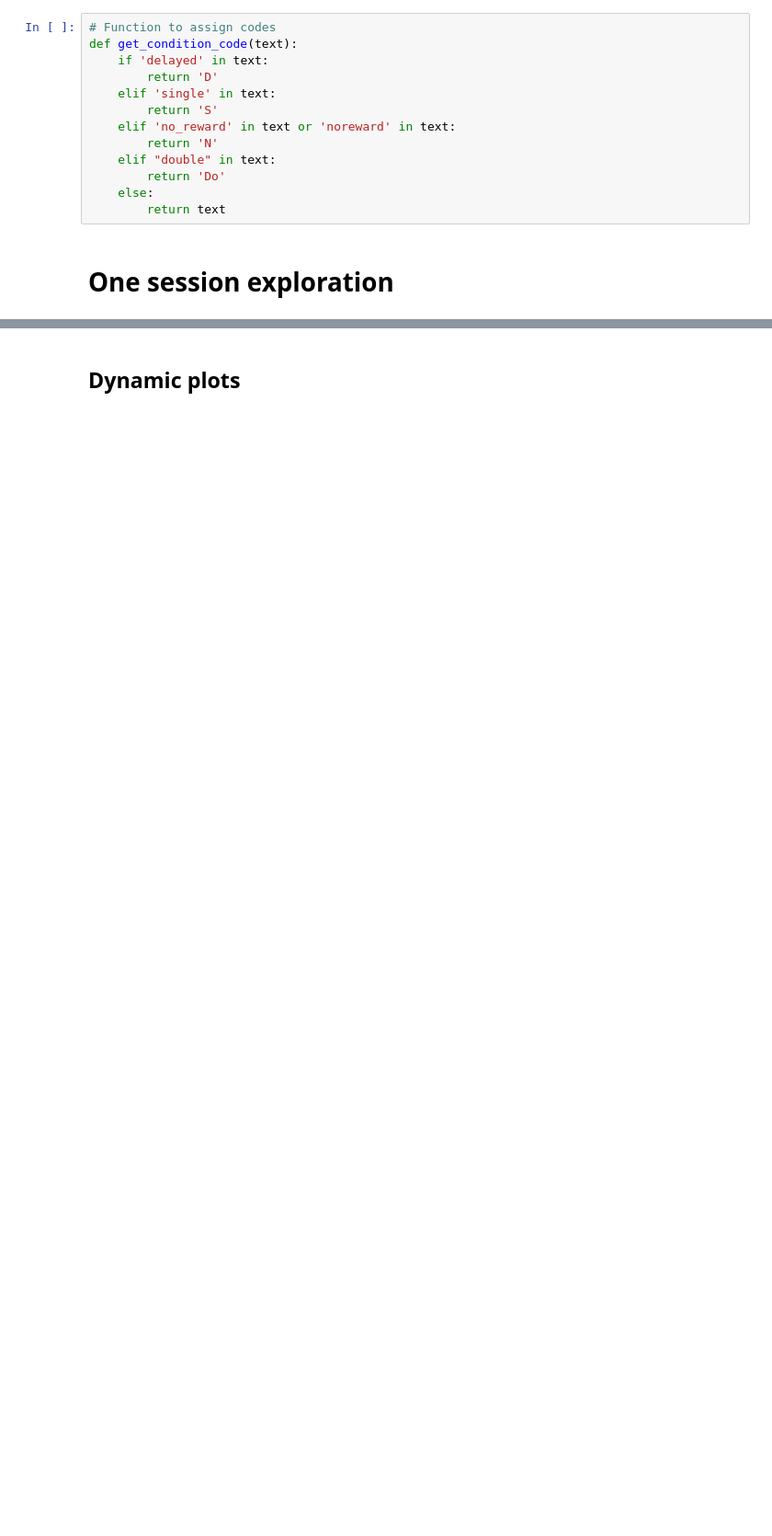
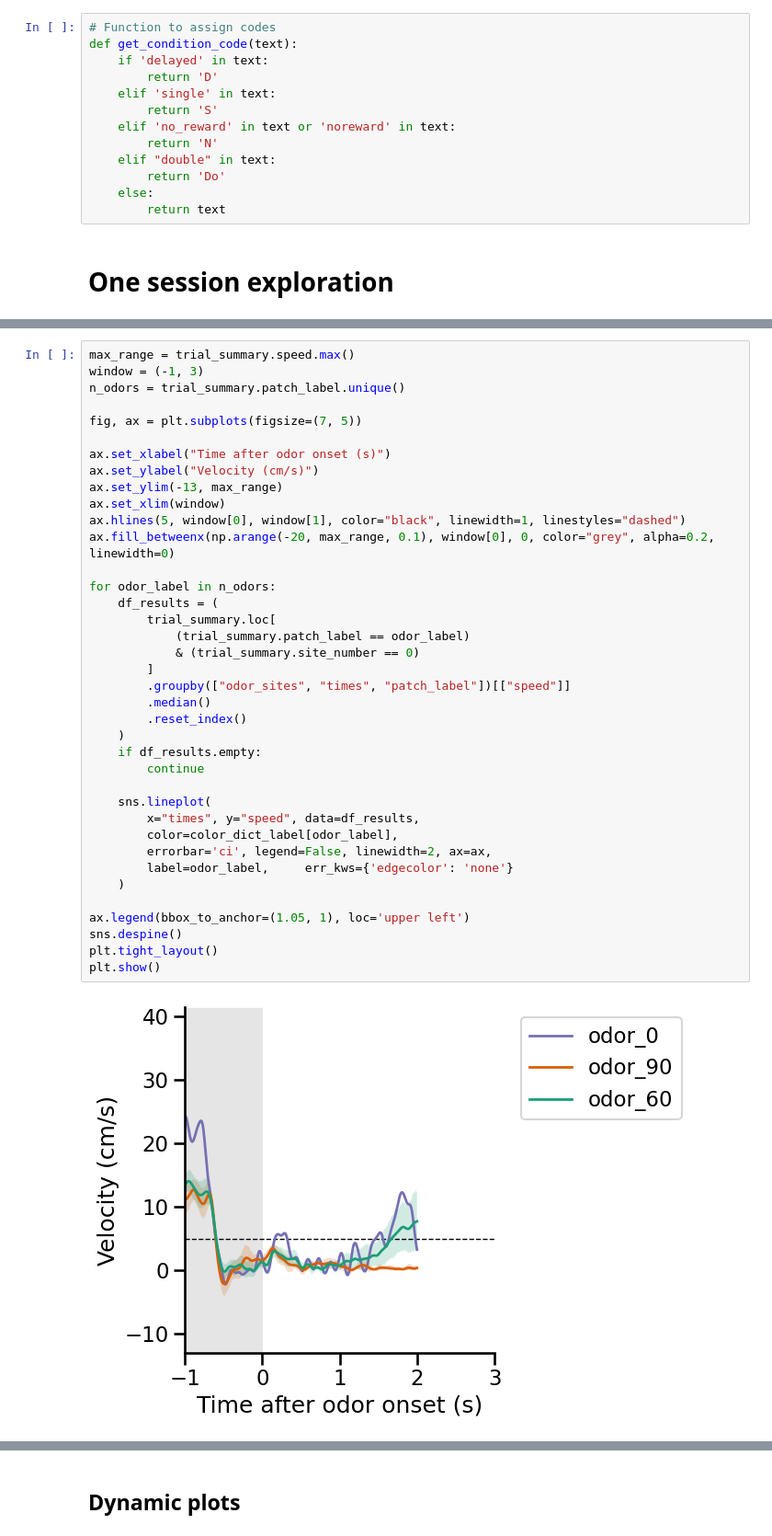
Before and after one commit to AllenNeuralDynamics/Aind.Behavior.VrForaging.Analysis, a Jupyter notebook: notebooks/BehaviorAnalysis/General/SummaryTodayTraining.ipynb, the cells around one changed output, grey strips where cells are left out. Shown at 92% size. Drawn from its saved outputs; the diff is of its cells as text; blank space fills up the shorter version.

```diff
--- a/notebooks/BehaviorAnalysis/General/SummaryTodayTraining.ipynb
+++ b/notebooks/BehaviorAnalysis/General/SummaryTodayTraining.ipynb
@@ -105,3 +302,43 @@ all_epochs['patch_label'] = all_epochs['patch_label'].apply(get_condition_code)
+# %%
+max_range = trial_summary.speed.max()
+window = (-1, 3)
+n_odors = trial_summary.patch_label.unique()
+
+fig, ax = plt.subplots(figsize=(7, 5))
+
+ax.set_xlabel("Time after odor onset (s)")
+ax.set_ylabel("Velocity (cm/s)")
+ax.set_ylim(-13, max_range)
+ax.set_xlim(window)
+ax.hlines(5, window[0], window[1], color="black", linewidth=1, linestyles="dashed")
+ax.fill_betweenx(np.arange(-20, max_range, 0.1), window[0], 0, color="grey", alpha=0.2, linewidth=0)
+
+for odor_label in n_odors:
+    df_results = (
+        trial_summary.loc[
+            (trial_summary.patch_label == odor_label)
+            & (trial_summary.site_number == 0)
+        ]
+        .groupby(["odor_sites", "times", "patch_label"])[["speed"]]
+        .median()
+        .reset_index()
+    )
+    if df_results.empty:
+        continue
+
+    sns.lineplot(
+        x="times", y="speed", data=df_results,
+        color=color_dict_label[odor_label],
+        errorbar='ci', legend=False, linewidth=2, ax=ax,
+        label=odor_label,     err_kws={'edgecolor': 'none'}
+    )
+
+ax.legend(bbox_to_anchor=(1.05, 1), loc='upper left')
+sns.despine()
+plt.tight_layout()
+plt.show()
+# %% [output]
+[figure, added]
 # %%
 # Summary of different relevants aspects -------------------------------------------------
 unrewarded_stops = odor_sites.loc[odor_sites.is_reward==0]['is_choice'].count()
```
Also changed, not shown: parts of 13 cells of this notebook.
